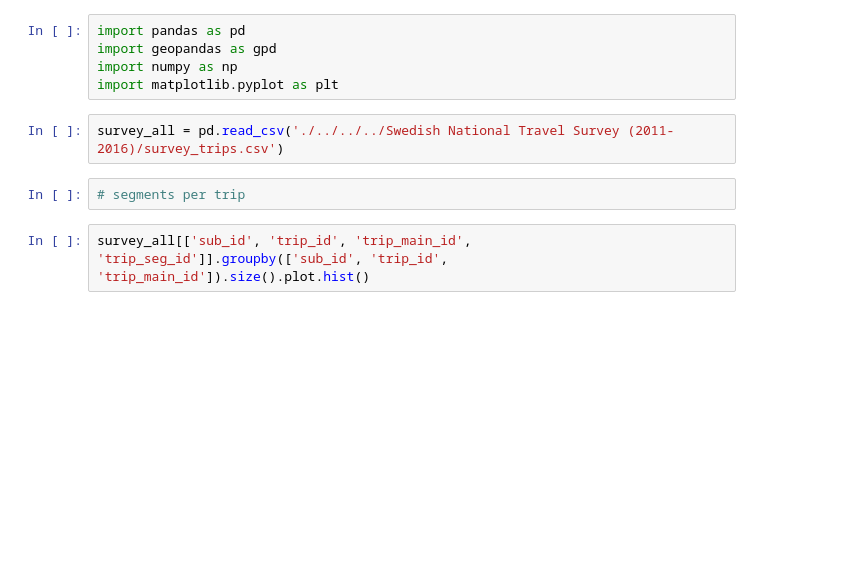
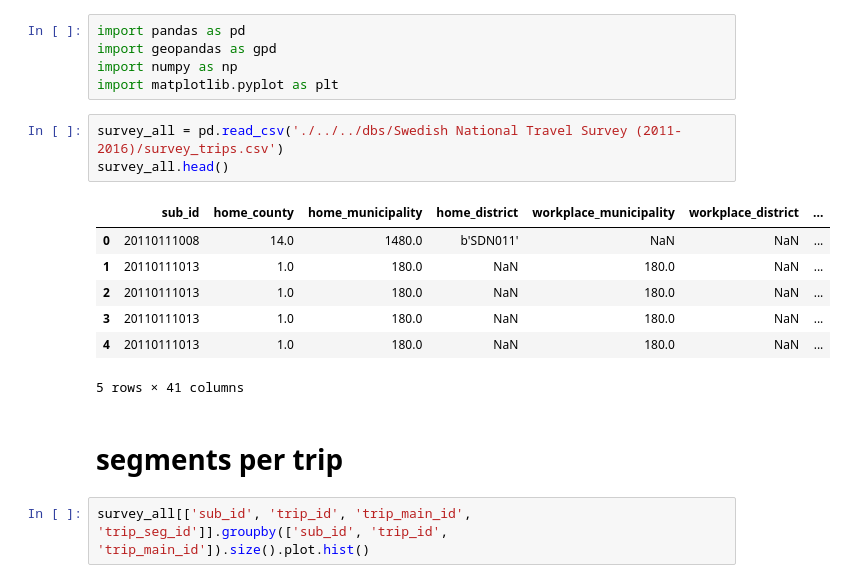
Before and after one commit to TheYuanLiao/individual_mobility_model, a Jupyter notebook: src/py/travelsurvey.ipynb, the cells around one changed output. Cells and saved outputs as stored; diff of their text form; blank space fills up the shorter version.

```diff
--- a/src/py/travelsurvey.ipynb
+++ b/src/py/travelsurvey.ipynb
@@ -4,9 +4,18 @@ import geopandas as gpd
 import numpy as np
 import matplotlib.pyplot as plt
 # %%
-survey_all = pd.read_csv('./../../../Swedish National Travel Survey (2011-2016)/survey_trips.csv')
+survey_all = pd.read_csv('./../../dbs/Swedish National Travel Survey (2011-2016)/survey_trips.csv')
+survey_all.head()
+# %% [output]
+|  | sub_id | home_county | home_municipality | home_district | workplace_municipality | workplace_district | ... |
+| 0 | 20110111008 | 14.0 | 1480.0 | b'SDN011' | NaN | NaN | ... |
+| 1 | 20110111013 | 1.0 | 180.0 | NaN | 180.0 | NaN | ... |
+| 2 | 20110111013 | 1.0 | 180.0 | NaN | 180.0 | NaN | ... |
+| 3 | 20110111013 | 1.0 | 180.0 | NaN | 180.0 | NaN | ... |
+| 4 | 20110111013 | 1.0 | 180.0 | NaN | 180.0 | NaN | ... |
+5 rows × 41 columns
-# %%
-# segments per trip
+# %% [markdown]
+# segments per trip
 # %%
 survey_all[['sub_id', 'trip_id', 'trip_main_id', 'trip_seg_id']].groupby(['sub_id', 'trip_id', 'trip_main_id']).size().plot.hist()
 # %% [output]
```
Also changed, not shown: parts of 9 cells of this notebook, 1 other file.
